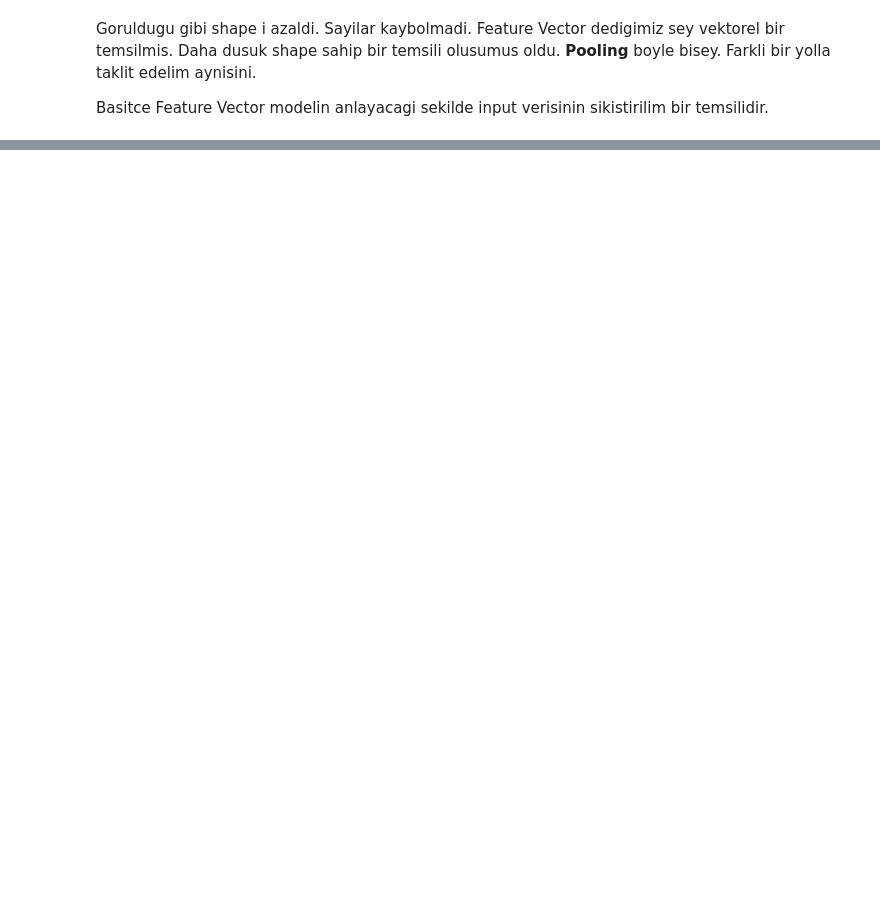
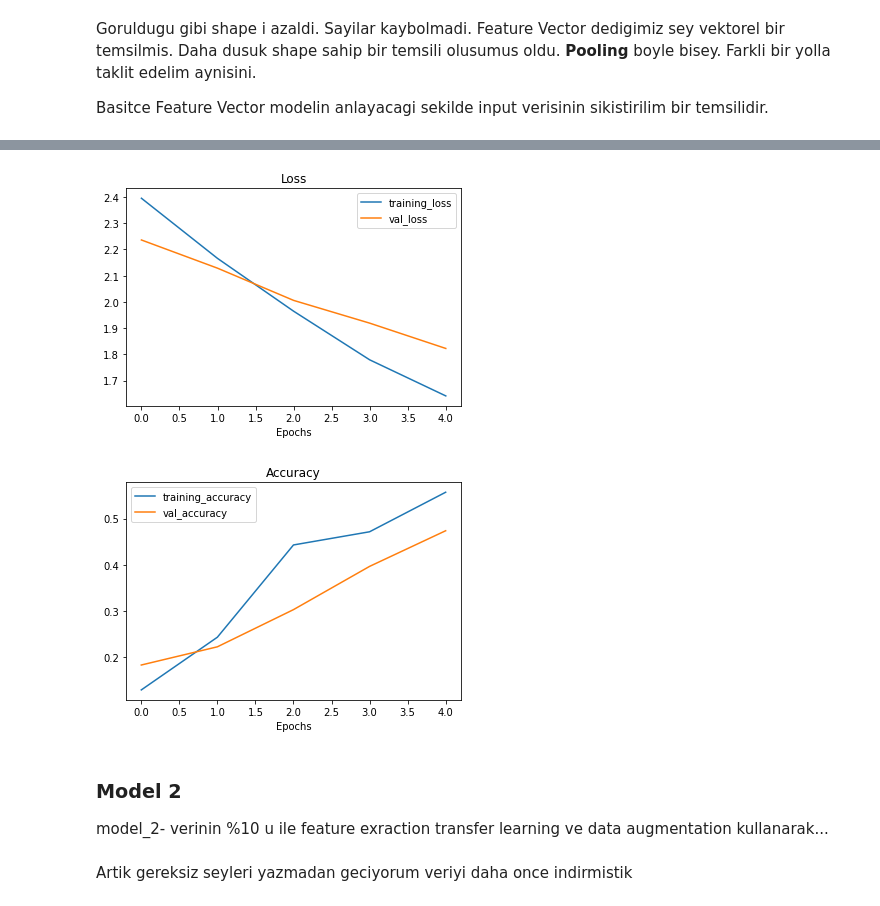
Before and after one commit to mertorelio/deeplearning-notes, a Jupyter notebook: Transfer_Learning_Fine_Tuning.ipynb, the cells around one changed output, grey strips where cells are left out. Drawn from its saved outputs; the diff is of its cells as text; code cells hidden in the pictures; blank space fills up the shorter version.

```diff
--- a/Transfer_Learning_Fine_Tuning.ipynb
+++ b/Transfer_Learning_Fine_Tuning.ipynb
@@ -304,0 +434,38 @@ tf.reduce_mean(input_tensor, axis=[1,2]) #1 ve 2. axis dekini ortalama ile azalt
+# %%
+# inputlari ayarlayalim ve base model katmanlarini donduralim
+input_shape = (224, 224, 3)
+base_model = tf.keras.applications.EfficientNetB0(include_top=False)
+base_model.trainable = False
+
+# input layer
+inputs = layers.Input(shape=input_shape, name="input_layer")
+
+# data augmentation i katman(layer) olarak ekleyelim
+x = data_augmentation(inputs)
+
+# base modele input olarak augmented(arttirilmis) veriyi veerelim ama training gerceklesmesin
+x = base_model(x, training=False)
+
+# base model in ciktilarini pooling islemini tabii tutucaz cunku cok buyuk tensorler cikti verecek
+x = layers.GlobalAveragePooling2D(name="global_average_pooling_layer")(x)
+
+# bir dense katmani(layer)ni output icin koyalim
+outputs = layers.Dense(10, activation="softmax", name="output_layer")(x)
+
+# input ve outputlar ile modeli olusturalim
+model_1 = keras.Model(inputs, outputs)
+
+# Compile the model
+model_1.compile(loss="categorical_crossentropy",
+                optimizer=tf.keras.optimizers.Adam(),
+                metrics=["accuracy"])
+
+# Fit the model
+history_1_percent = model_1.fit(train_data_1_percent,
+                                epochs=5,
+                                steps_per_epoch=len(train_data_1_percent),
+                                validation_data=test_data,
+                                validation_steps=int(0.25 * len(test_data)),
+                                # Track model training logs
+                                callbacks=[create_tensorboard_callback(dir_name="transfer_learning",
+                                                                       experiment_name="1_percent_data_aug")])
@@ -304,0 +517,10 @@ tf.reduce_mean(input_tensor, axis=[1,2]) #1 ve 2. axis dekini ortalama ile azalt
+# %%
+plot_loss_curves(history_1_percent)
+# %% [output]
+[figure, added]
+[figure, added]
+# %% [markdown]
+### Model 2
+model_2- verinin %10 u ile feature exraction transfer learning ve data augmentation kullanarak...
+# %% [markdown]
+Artik gereksiz seyleri yazmadan geciyorum veriyi daha once indirmistik
```
Also changed, not shown: parts of 83 cells of this notebook.
